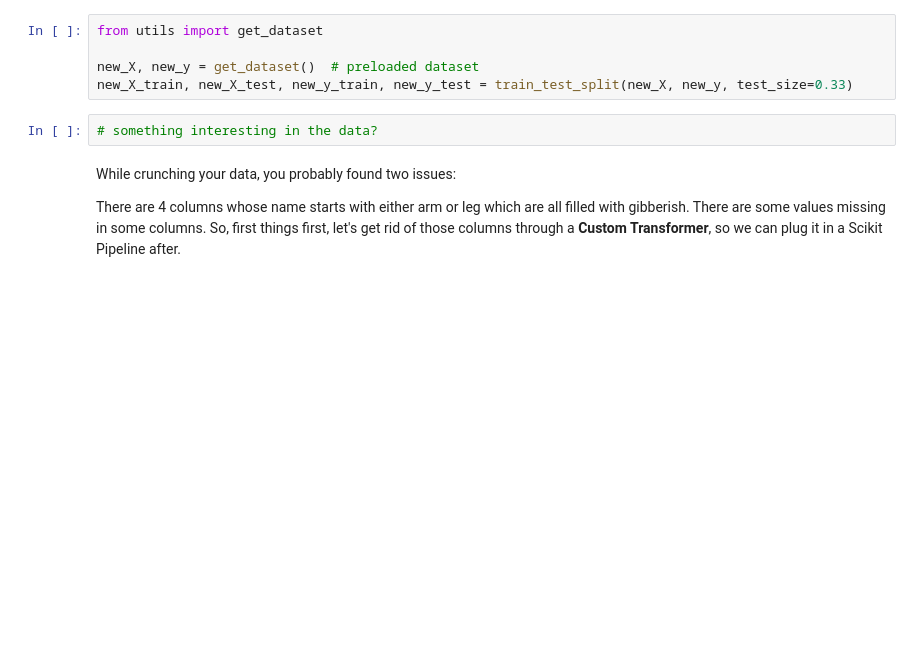
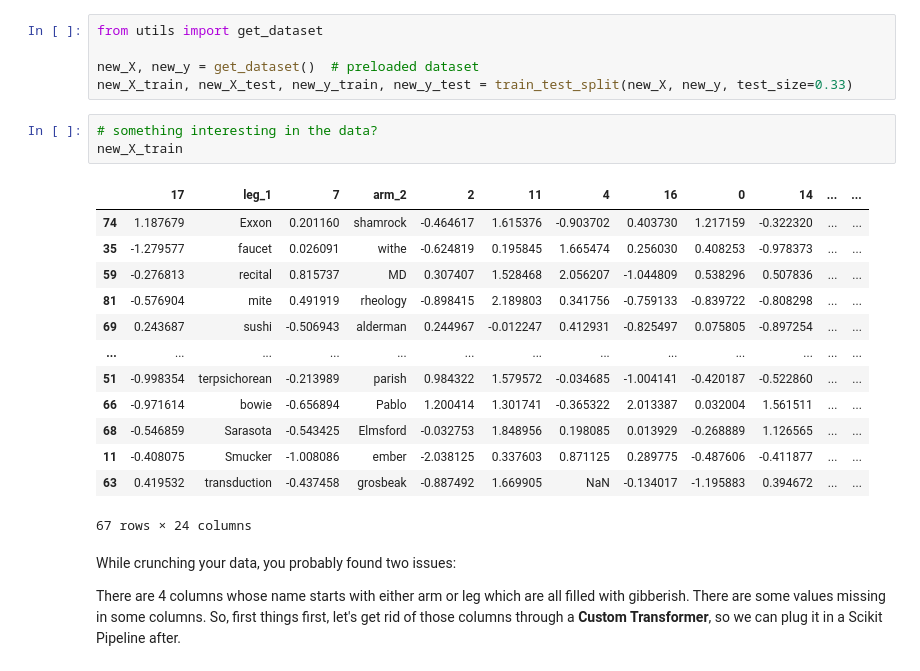
Before and after one commit to DarynaP/batch6-workspace, a Jupyter notebook: S01 - Bootcamp and Binary Classification 2/SLU16 - Workflow/Exercise notebook.ipynb, the cells around one changed output. Cells and saved outputs as stored; diff of their text form; blank space fills up the shorter version.

```diff
--- a/S01 - Bootcamp and Binary Classification 2/SLU16 - Workflow/Exercise notebook.ipynb
+++ b/S01 - Bootcamp and Binary Classification 2/SLU16 - Workflow/Exercise notebook.ipynb
@@ -347,6 +456,21 @@ new_X, new_y = get_dataset()  # preloaded dataset
 new_X_train, new_X_test, new_y_train, new_y_test = train_test_split(new_X, new_y, test_size=0.33)
 # %%
 # something interesting in the data?
+new_X_train
+# %% [output]
+|  | 17 | leg_1 | 7 | arm_2 | 2 | 11 | 4 | 16 | 0 | 14 | ... | ... |
+| 74 | 1.187679 | Exxon | 0.201160 | shamrock | -0.464617 | 1.615376 | -0.903702 | 0.403730 | 1.217159 | -0.322320 | ... | ... |
+| 35 | -1.279577 | faucet | 0.026091 | withe | -0.624819 | 0.195845 | 1.665474 | 0.256030 | 0.408253 | -0.978373 | ... | ... |
+| 59 | -0.276813 | recital | 0.815737 | MD | 0.307407 | 1.528468 | 2.056207 | -1.044809 | 0.538296 | 0.507836 | ... | ... |
+| 81 | -0.576904 | mite | 0.491919 | rheology | -0.898415 | 2.189803 | 0.341756 | -0.759133 | -0.839722 | -0.808298 | ... | ... |
+| 69 | 0.243687 | sushi | -0.506943 | alderman | 0.244967 | -0.012247 | 0.412931 | -0.825497 | 0.075805 | -0.897254 | ... | ... |
+| ... | ... | ... | ... | ... | ... | ... | ... | ... | ... | ... | ... | ... |
+| 51 | -0.998354 | terpsichorean | -0.213989 | parish | 0.984322 | 1.579572 | -0.034685 | -1.004141 | -0.420187 | -0.522860 | ... | ... |
+| 66 | -0.971614 | bowie | -0.656894 | Pablo | 1.200414 | 1.301741 | -0.365322 | 2.013387 | 0.032004 | 1.561511 | ... | ... |
+| 68 | -0.546859 | Sarasota | -0.543425 | Elmsford | -0.032753 | 1.848956 | 0.198085 | 0.013929 | -0.268889 | 1.126565 | ... | ... |
+| 11 | -0.408075 | Smucker | -1.008086 | ember | -2.038125 | 0.337603 | 0.871125 | 0.289775 | -0.487606 | -0.411877 | ... | ... |
+| 63 | 0.419532 | transduction | -0.437458 | grosbeak | -0.887492 | 1.669905 | NaN | -0.134017 | -1.195883 | 0.394672 | ... | ... |
+67 rows × 24 columns
 # %% [markdown]
 While crunching your data, you probably found two issues:
 
```
Also changed, not shown: parts of 32 cells of this notebook.
